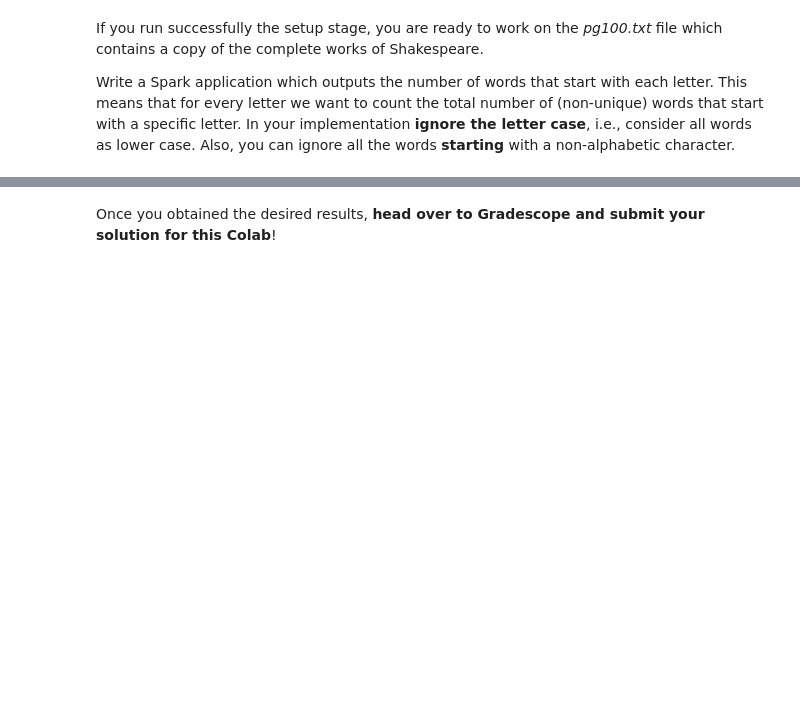
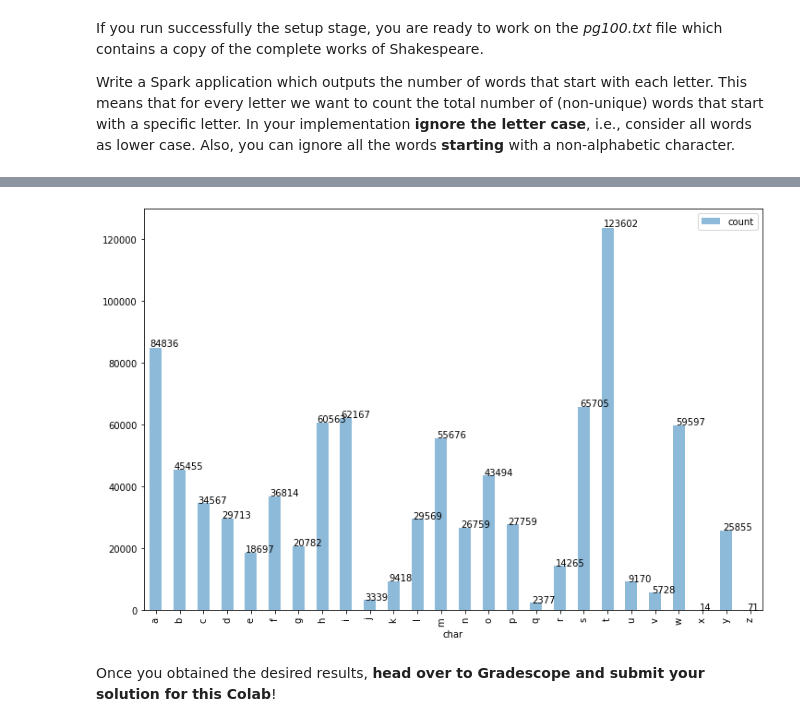
Before and after one commit to lnodin/mining-massive-datasets, a Jupyter notebook: CS246_Colab_1.ipynb, the cells around one changed output, grey strips where cells are left out. Cells and saved outputs as stored; diff of their text form; code cells hidden in the pictures; blank space fills up the shorter version.

```diff
--- a/CS246_Colab_1.ipynb
+++ b/CS246_Colab_1.ipynb
@@ -77,0 +78,4 @@ txt.
+# %%
+# CODE
+wordRdd = txt.map(lambda x: x.lower()).flatMap(lambda x: x.split(' '))
+wordRdd.take(3)
@@ -77,0 +84,6 @@ txt.
+# %%
+# HERE
+import pandas as pd
+df = pd.DataFrame()
+df['char'] = [chr(i) for i in range(ord('a'), ord('z') + 1)]
+df.head()
@@ -77,0 +97,7 @@ txt.
+# %%
+def counting(char):
+  words = wordRdd.filter(lambda x: x[0] in {char} if x else False)
+  return words.count()
+# %%
+df['count'] = df['char'].apply(counting)
+df.head()
@@ -78,2 +111,8 @@ txt.
+# %%
+ax = df.plot(kind='bar', x='char', y='count', figsize=(12, 8), alpha=0.5,)
+for p in ax.patches:
+    ax.annotate(str(p.get_height()), (p.get_x() * 1.005, p.get_height() * 1.005))
+# %% [output]
+[figure, added]
 # %% [markdown]
 Once you obtained the desired results, **head over to Gradescope and submit your solution for this Colab**!
```
Also changed, not shown: parts of 7 cells of this notebook.
